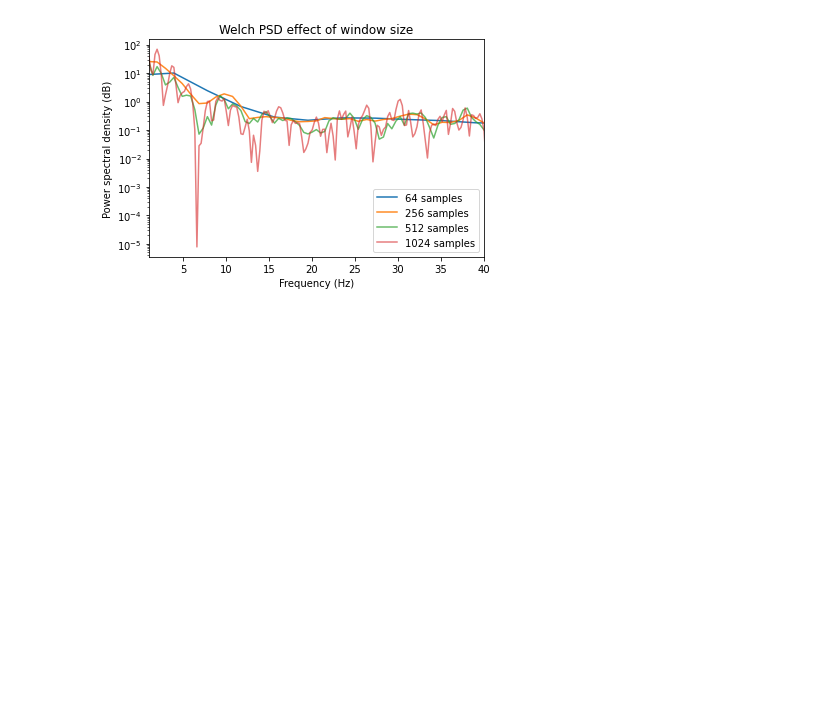
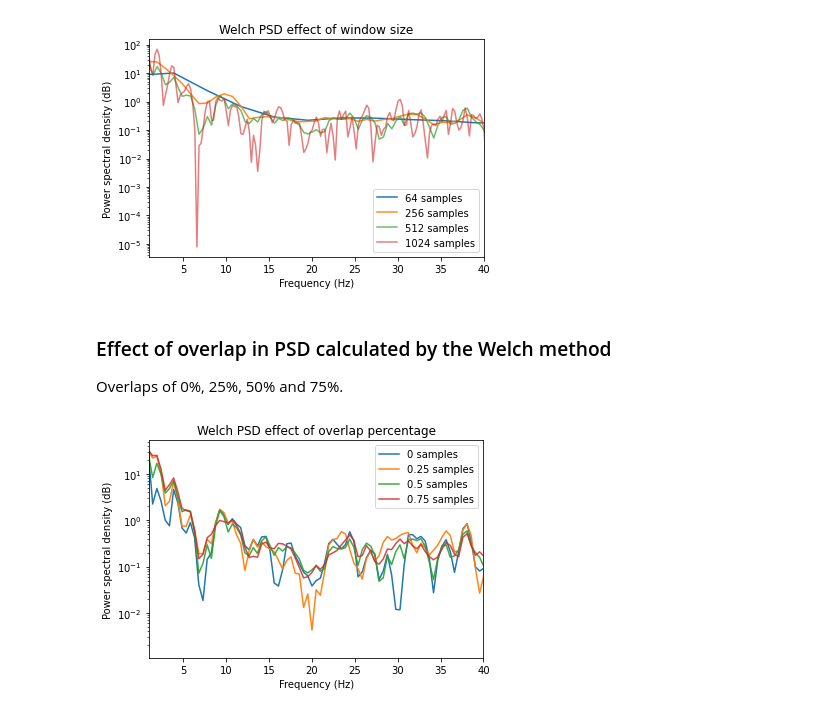
Before and after one commit to NXT-Wheelchair-Team/bci-cursor-control, a Jupyter notebook: notebooks/3-24-first-analysis.ipynb, the cells around one changed output. Drawn from its saved outputs; the diff is of its cells as text; code cells hidden in the pictures; blank space fills up the shorter version.

Commit message:
Test effect of welch PSD window overlap

```diff
--- a/notebooks/3-24-first-analysis.ipynb
+++ b/notebooks/3-24-first-analysis.ipynb
@@ -116,3 +116,37 @@ plt.legend()
 plt.show()
 # %% [output]
 [figure]
+# %% [markdown]
+### Effect of overlap in PSD calculated by the Welch method
+
+Overlaps of 0%, 25%, 50% and 75%.
+# %%
+window_size_samples = 512
+psd_results = []
+overlap_percents = (0, .25, .5, .75)
+for overlap_percent in overlap_percents:  # corresponds to roughly .25, 1, 2, and 4 seconds at 250 Hz samp rate
+    psd_results.append(brainflow.DataFilter.get_psd_welch(
+        c3_5s,
+        nfft=window_size_samples,
+        overlap=int(window_size_samples * overlap_percent),
+        sampling_rate=250,
+        window=brainflow.WindowFunctions.BLACKMAN_HARRIS.value
+    ))
+# %%
+plt.subplot(1, 1, 1)
+alphas = [1, .95, .9, .85]
+
+for result, overlap, alpha in zip(psd_results, overlap_percents, alphas):
+    freq = result[1]
+    value = result[0]
+    plt.plot(freq, value, label=f"{overlap} samples", alpha=alpha)
+
+plt.title("Welch PSD effect of overlap percentage")
+plt.yscale("log")
+plt.xlim(1,40)
+plt.xlabel("Frequency (Hz)")
+plt.ylabel("Power spectral density (dB)")
+plt.legend()
+plt.show()
+# %% [output]
+[figure, added]
```
